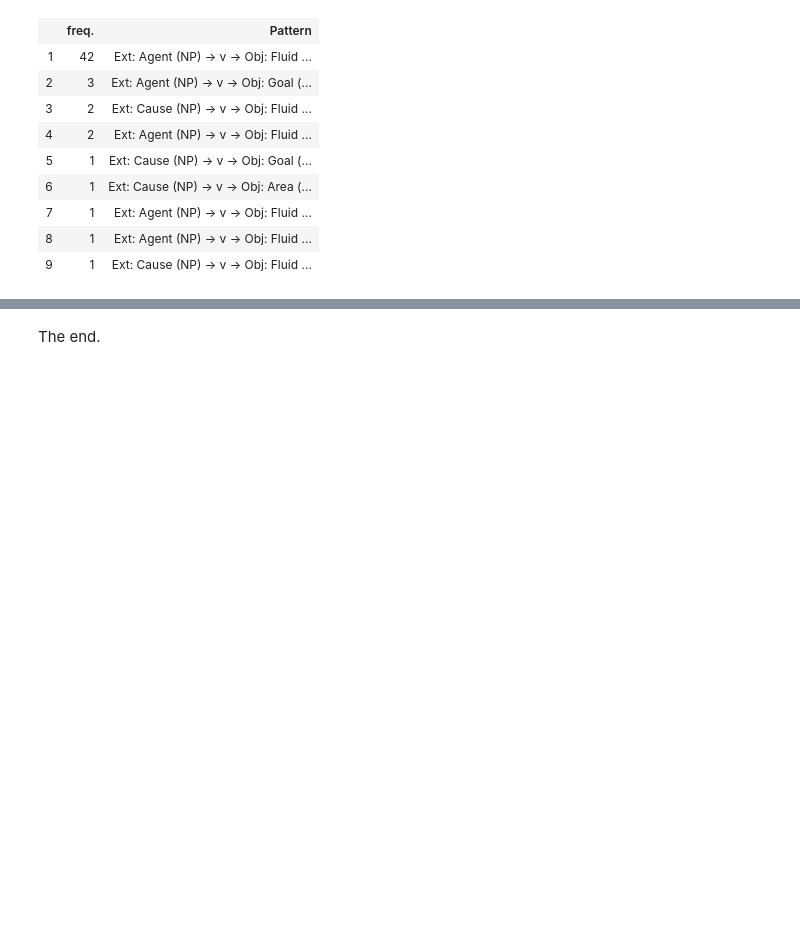
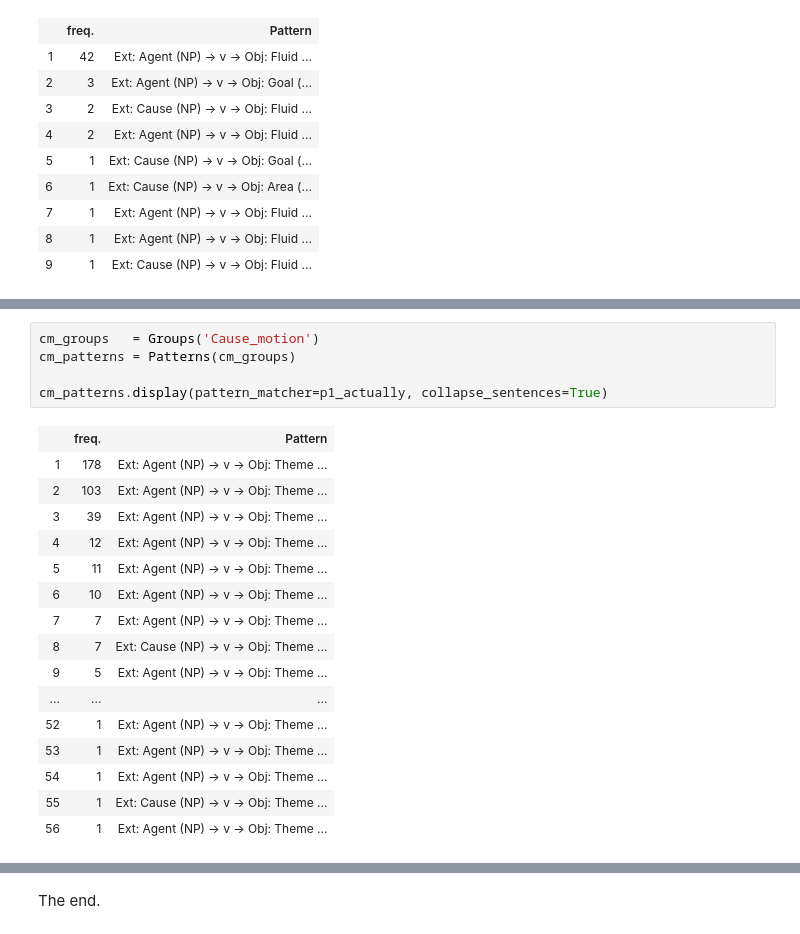
Before and after one commit to lucag/framenet, a Jupyter notebook: notebooks/Paper2.ipynb, the cells around one changed output, grey strips where cells are left out. Saved outputs shown, nothing was run; the diff lists cells and outputs as text; blank space fills up the shorter version.

Commit message:
Added sentence list to pattern table.

```diff
--- a/notebooks/Paper2.ipynb
+++ b/notebooks/Paper2.ipynb
@@ -159,3 +159,25 @@ cfm_patterns.select(p1_actually).diagram(noncore=False)
 # %% [output]
 Written 13 records.
 [interactive output not drawn]
+# %%
+cm_groups   = Groups('Cause_motion')
+cm_patterns = Patterns(cm_groups)
+
+cm_patterns.display(pattern_matcher=p1_actually, collapse_sentences=True)
+# %% [output]
+|  | freq. | Pattern |
+| 1 | 178 | Ext: Agent (NP) → v → Obj: Theme ... |
+| 2 | 103 | Ext: Agent (NP) → v → Obj: Theme ... |
+| 3 | 39 | Ext: Agent (NP) → v → Obj: Theme ... |
+| 4 | 12 | Ext: Agent (NP) → v → Obj: Theme ... |
+| 5 | 11 | Ext: Agent (NP) → v → Obj: Theme ... |
+| 6 | 10 | Ext: Agent (NP) → v → Obj: Theme ... |
+| 7 | 7 | Ext: Agent (NP) → v → Obj: Theme ... |
+| 8 | 7 | Ext: Cause (NP) → v → Obj: Theme ... |
+| 9 | 5 | Ext: Agent (NP) → v → Obj: Theme ... |
+| ... | ... | ... |
+| 52 | 1 | Ext: Agent (NP) → v → Obj: Theme ... |
+| 53 | 1 | Ext: Agent (NP) → v → Obj: Theme ... |
+| 54 | 1 | Ext: Agent (NP) → v → Obj: Theme ... |
+| 55 | 1 | Ext: Cause (NP) → v → Obj: Theme ... |
+| 56 | 1 | Ext: Agent (NP) → v → Obj: Theme ... |
```
Also changed, not shown: parts of 1 cell of this notebook, 4 other files.
